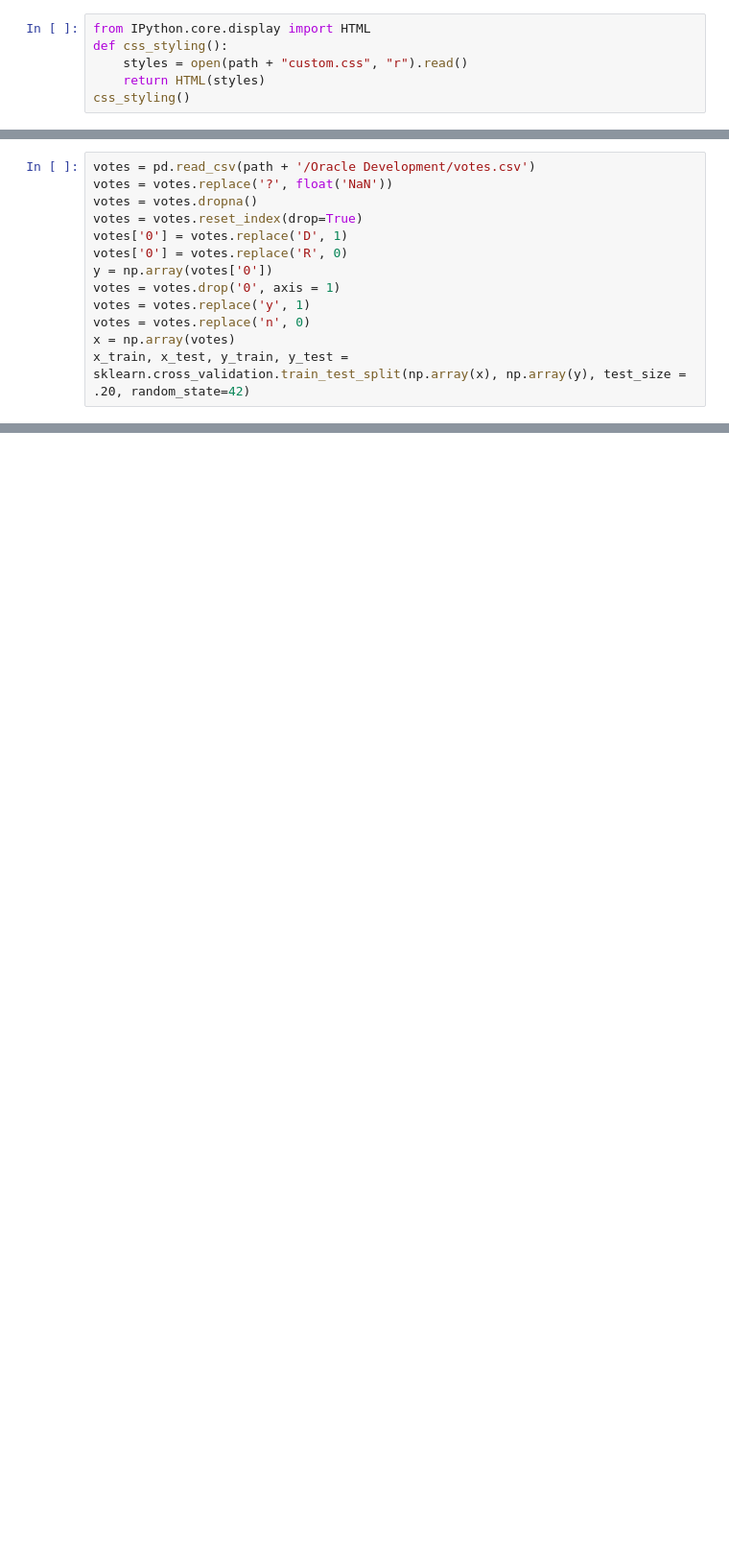
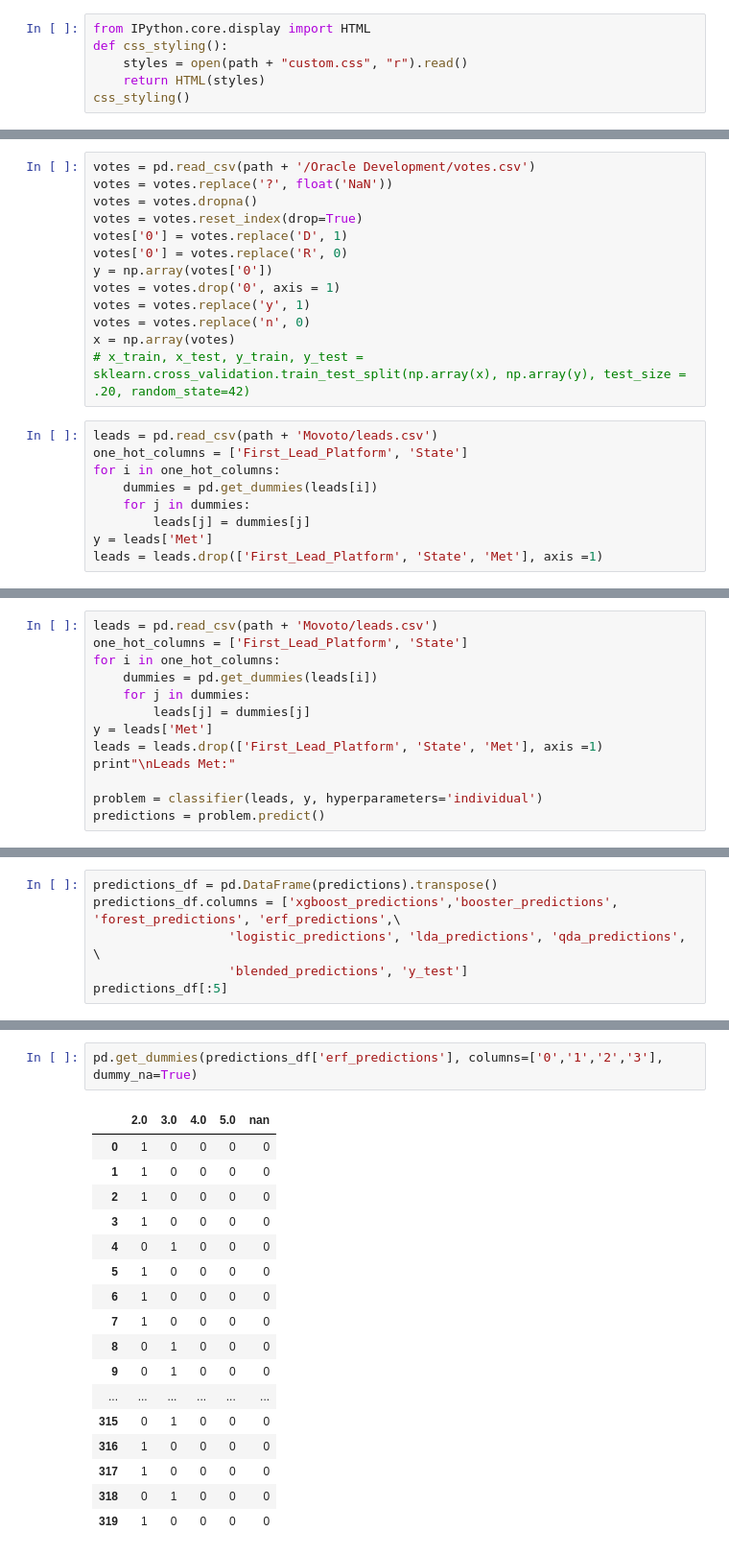
Before and after one commit to JeremyNixon/Systematized-Predictive-Modeling, a Jupyter notebook: Automated Predictive Modeling.ipynb, the cells around one changed output, grey strips where cells are left out. Shown at 96% size. Drawn from its saved outputs; the diff is of its cells as text; blank space fills up the shorter version.

```diff
--- a/Automated Predictive Modeling.ipynb
+++ b/Automated Predictive Modeling.ipynb
@@ -66,5 +71,14 @@ votes = votes.drop('0', axis = 1)
 votes = votes.replace('y', 1)
 votes = votes.replace('n', 0)
 x = np.array(votes)
-x_train, x_test, y_train, y_test = sklearn.cross_validation.train_test_split(np.array(x), np.array(y), test_size = .20, random_state=42)
+# x_train, x_test, y_train, y_test = sklearn.cross_validation.train_test_split(np.array(x), np.array(y), test_size = .20, random_state=42)
+# %%
+leads = pd.read_csv(path + 'Movoto/leads.csv')
+one_hot_columns = ['First_Lead_Platform', 'State']
+for i in one_hot_columns:
+    dummies = pd.get_dummies(leads[i])
+    for j in dummies:
+        leads[j] = dummies[j]
+y = leads['Met']
+leads = leads.drop(['First_Lead_Platform', 'State', 'Met'], axis =1)
 # %%
@@ -341,0 +563,13 @@ Iris:
+# %%
+leads = pd.read_csv(path + 'Movoto/leads.csv')
+one_hot_columns = ['First_Lead_Platform', 'State']
+for i in one_hot_columns:
+    dummies = pd.get_dummies(leads[i])
+    for j in dummies:
+        leads[j] = dummies[j]
+y = leads['Met']
+leads = leads.drop(['First_Lead_Platform', 'State', 'Met'], axis =1)
+print"\nLeads Met:"
+
+problem = classifier(leads, y, hyperparameters='individual')
+predictions = problem.predict()
@@ -341,0 +591,6 @@ Iris:
+# %%
+predictions_df = pd.DataFrame(predictions).transpose()
+predictions_df.columns = ['xgboost_predictions','booster_predictions', 'forest_predictions', 'erf_predictions',\
+                  'logistic_predictions', 'lda_predictions', 'qda_predictions', \
+                  'blended_predictions', 'y_test']
+predictions_df[:5]
@@ -341,0 +707,20 @@ Iris:
+# %%
+pd.get_dummies(predictions_df['erf_predictions'], columns=['0','1','2','3'], dummy_na=True)
+# %% [output]
+|  | 2.0 | 3.0 | 4.0 | 5.0 | nan |
+| 0 | 1 | 0 | 0 | 0 | 0 |
+| 1 | 1 | 0 | 0 | 0 | 0 |
+| 2 | 1 | 0 | 0 | 0 | 0 |
+| 3 | 1 | 0 | 0 | 0 | 0 |
+| 4 | 0 | 1 | 0 | 0 | 0 |
+| 5 | 1 | 0 | 0 | 0 | 0 |
+| 6 | 1 | 0 | 0 | 0 | 0 |
+| 7 | 1 | 0 | 0 | 0 | 0 |
+| 8 | 0 | 1 | 0 | 0 | 0 |
+| 9 | 0 | 1 | 0 | 0 | 0 |
+| ... | ... | ... | ... | ... | ... |
+| 315 | 0 | 1 | 0 | 0 | 0 |
+| 316 | 1 | 0 | 0 | 0 | 0 |
+| 317 | 1 | 0 | 0 | 0 | 0 |
+| 318 | 0 | 1 | 0 | 0 | 0 |
+| 319 | 1 | 0 | 0 | 0 | 0 |
```
Also changed, not shown: parts of 23 cells of this notebook.
